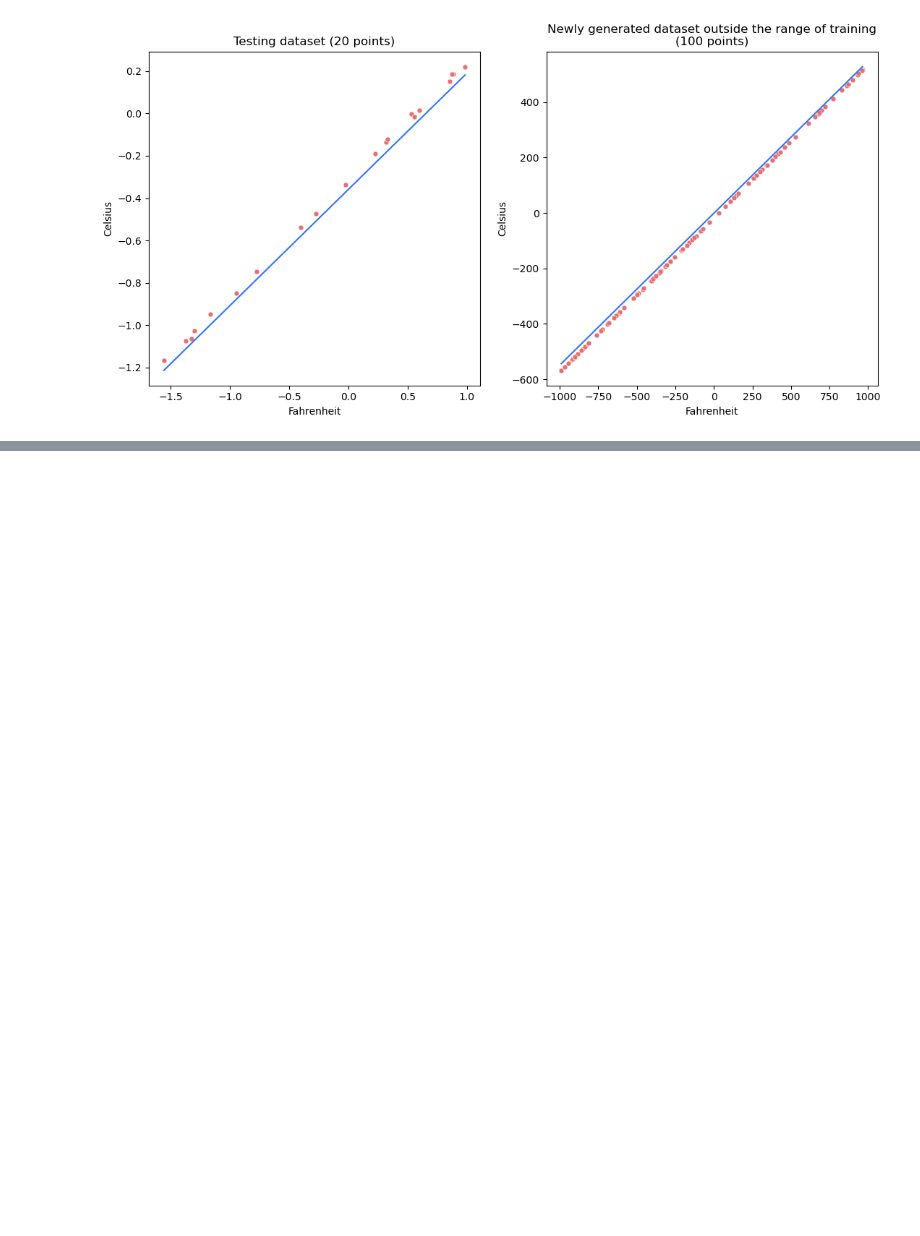
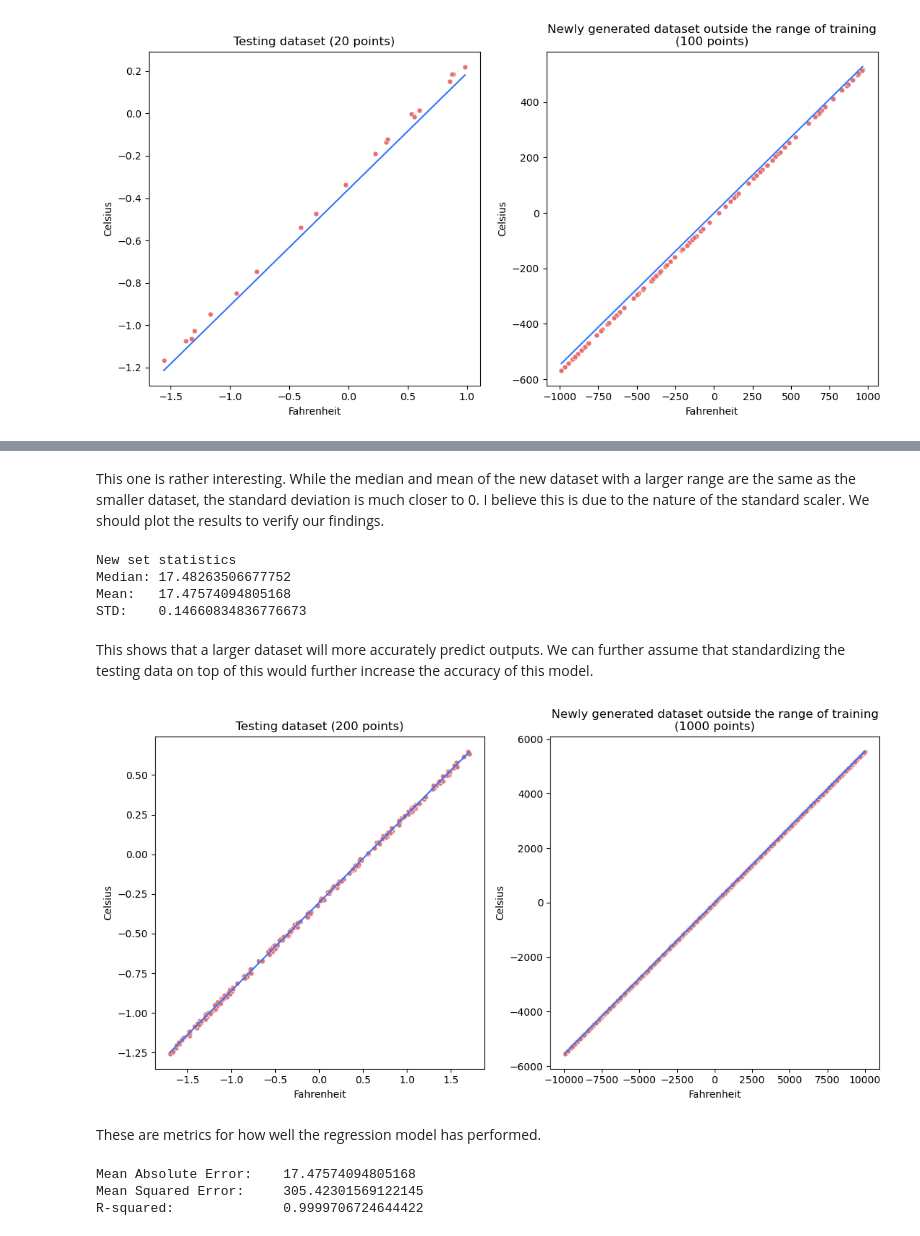
Before and after one commit to MisansProducts/Temperature-Prediction, a Jupyter notebook: main.ipynb, the cells around one changed output, grey strips where cells are left out. Saved outputs shown, nothing was run; the diff lists cells and outputs as text; code cells hidden in the pictures; blank space fills up the shorter version.

```diff
--- a/main.ipynb
+++ b/main.ipynb
@@ -333,0 +474,63 @@ plt.show()
+# %% [markdown]
+This one is rather interesting. While the median and mean of the new dataset with a larger range are the same as the smaller dataset, the standard deviation is much closer to 0. I believe this is due to the nature of the standard scaler. We should plot the results to verify our findings.
+# %%
+# Evaluates numbers outside of the training set
+X_new = np.random.uniform(-10000, 10000, (1000, 1))
+y_new = (X_new - 32) / 1.8
+
+# Creates a dataframe for the new testing set to graph later (actual)
+new_df_actual = pd.DataFrame({"Fahrenheit": X_new.flatten(), "Celsius": y_new.flatten()})
+
+# Sends the new set to PyTorch
+X_new = torch.from_numpy(X_new).float().to(device)
+
+# Computes the predicted output
+yhat = model(X_new)
+
+# Gets the predicted output and compares it to the actual output
+y_predicted = yhat.cpu().detach().numpy()
+comparison = abs(y_predicted - y_new).flatten()
+
+# Creates a dataframe for the new testing set to graph later (predicted)
+new_df_predicted = pd.DataFrame({"Fahrenheit": new_df_actual["Fahrenheit"], "Celsius": y_predicted.flatten()})
+
+# Prints statistics
+print("New set statistics")
+print(f"Median:\t{np.median(comparison)}")
+print(f"Mean:\t{np.mean(comparison)}")
+print(f"STD:\t{np.std(comparison)}")
+# %% [output]
+New set statistics
+Median: 17.48263506677752
+Mean:   17.47574094805168
+STD:    0.14660834836776673
+# %% [markdown]
+This shows that a larger dataset will more accurately predict outputs. We can further assume that standardizing the testing data on top of this would further increase the accuracy of this model.
+# %%
+# Visualizes the data
+fig, (ax1, ax2)=plt.subplots(1, 2, figsize=(13, 6))
+sns.scatterplot(data=test_df_actual, x="Fahrenheit", y="Celsius", s=25, color="#E67070", ax=ax1)    # Testing points (actual)
+sns.lineplot(data=test_df_predicted, x="Fahrenheit", y="Celsius", color="#3075FF", ax=ax1)          # Testing line (predicted)
+ax1.set_title("Testing dataset (200 points)")
+sns.scatterplot(data=new_df_actual, x="Fahrenheit", y="Celsius", s=25, color="#E67070", ax=ax2)     # New points (actual)
+sns.lineplot(data=new_df_predicted, x="Fahrenheit", y="Celsius", color="#3075FF", ax=ax2)           # New line (predicted)
+ax2.set_title("Newly generated dataset outside the range of training\n(1000 points)")
+plt.show()
+# %% [output]
+[figure, added]
+# %% [markdown]
+These are metrics for how well the regression model has performed.
+# %%
+# Calculate metrics
+mae = mean_absolute_error(new_df_actual['Celsius'], new_df_predicted['Celsius'])
+mse = mean_squared_error(new_df_actual['Celsius'], new_df_predicted['Celsius'])
+r2 = r2_score(new_df_actual['Celsius'], new_df_predicted['Celsius'])
+
+# Prints metrics
+print(f"Mean Absolute Error:\t{mae}")
+print(f"Mean Squared Error:\t{mse}")
+print(f"R-squared:\t\t{r2}")
+# %% [output]
+Mean Absolute Error:    17.47574094805168
+Mean Squared Error:     305.42301569122145
+R-squared:              0.9999706724644422
```
Also changed, not shown: parts of 26 cells of this notebook, 10 other files.
